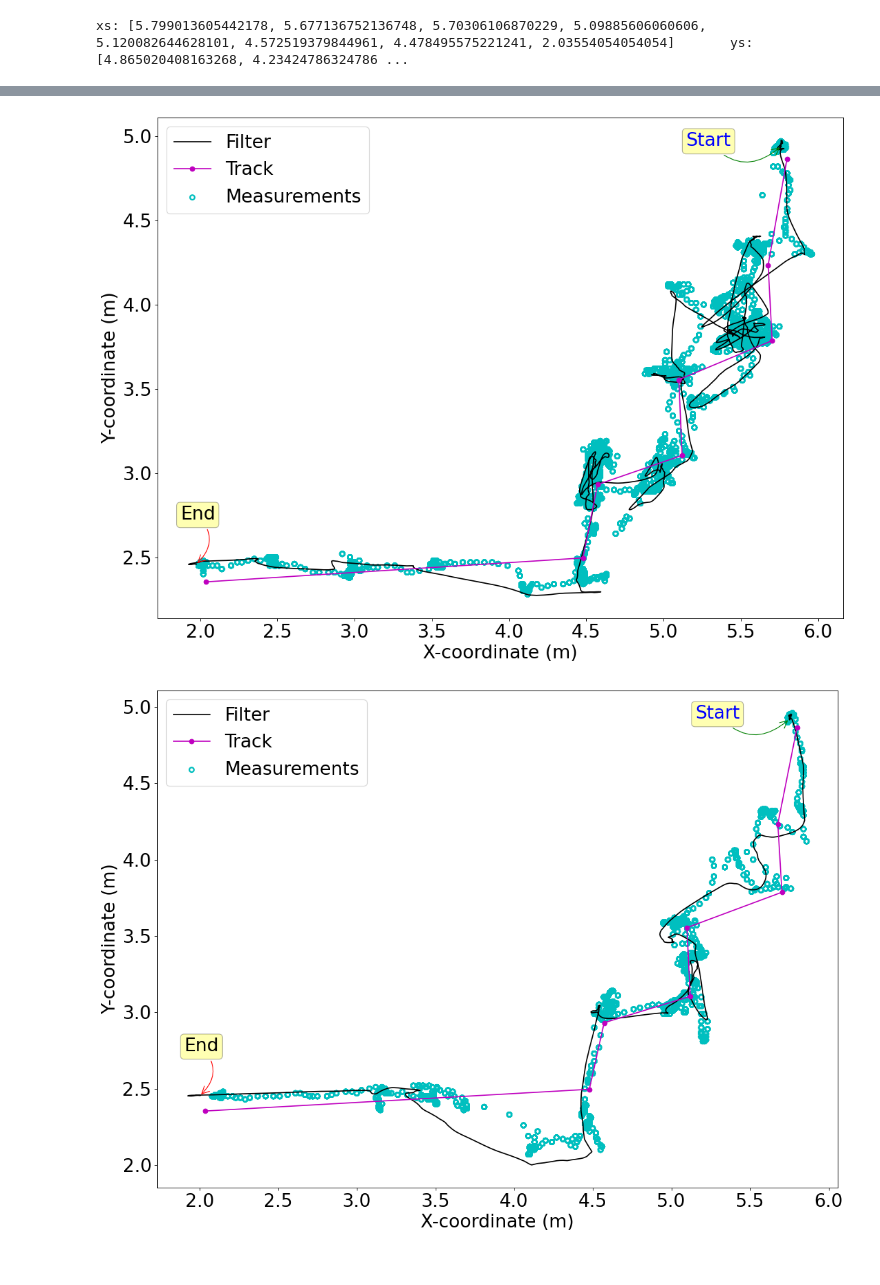
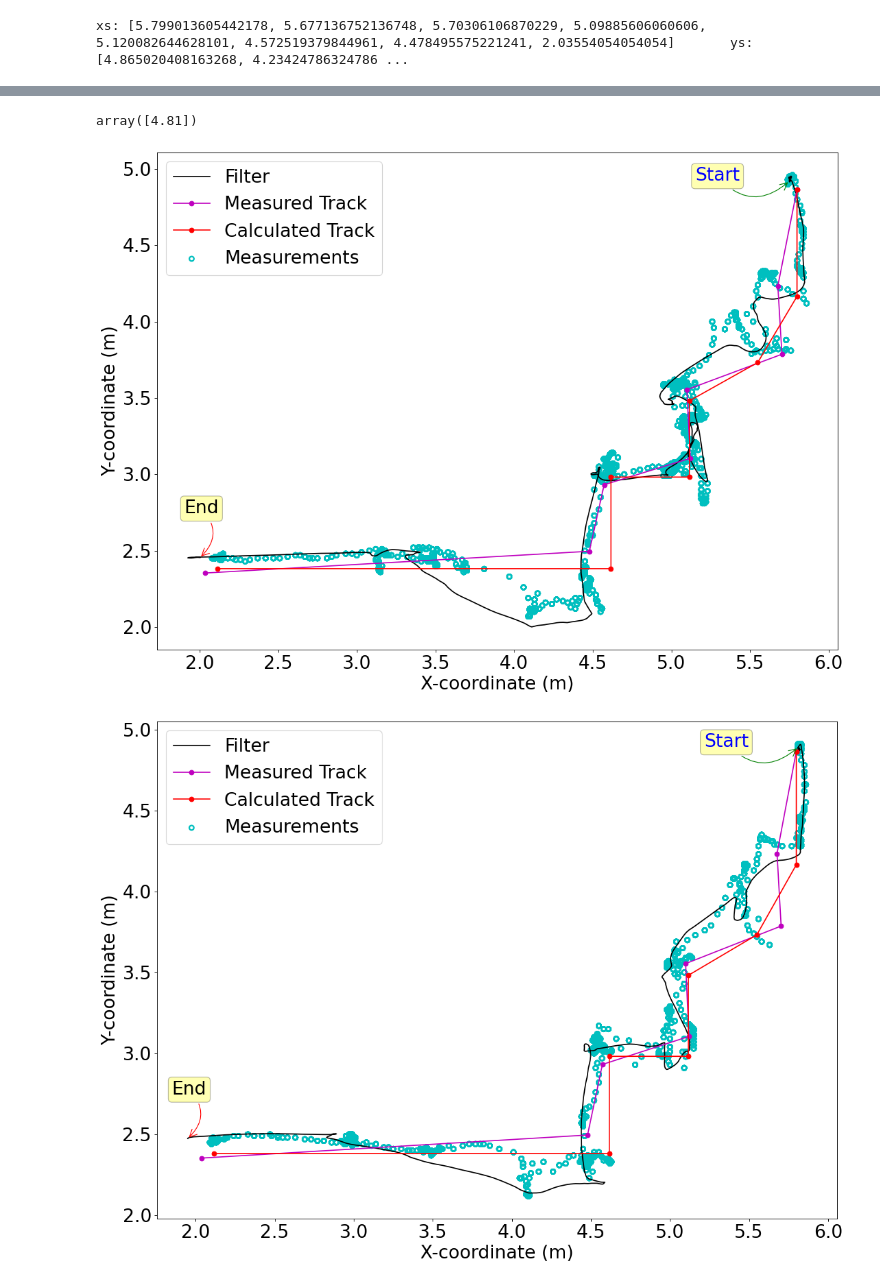
Before and after one commit to 850075610/sensor-fusion, a Jupyter notebook: data/track/track.ipynb, the cells around one changed output, grey strips where cells are left out. Cells and saved outputs as stored; diff of their text form; code cells hidden in the pictures.

Commit message:
Updated evaluation with calculated track

```diff
--- a/data/track/track.ipynb
+++ b/data/track/track.ipynb
@@ -56,3 +110,12 @@ xs: [5.799013605442178, 5.677136752136748, 5.70306106870229, 5.09885606060606, 5
 # %%
 xs = [5.799013605442178, 5.677136752136748, 5.70306106870229, 5.09885606060606, 5.120082644628101, 4.572519379844961, 4.478495575221241, 2.03554054054054]
 ys = [4.865020408163268, 4.234247863247866, 3.7864122137404563, 3.554515151515152, 3.1047024793388442, 2.931767441860464, 2.4959646017699106, 2.353558558558559]
+# %%
+plt.figure(figsize=(16, 12), dpi=80)
+plt.rcParams.update({'font.size': 24})
+plt.xlabel("X-coordinate (m)")
+plt.ylabel("Y-coordinate (m)")
+plt.plot(xs, ys, '-o', color='m', label='Measured Track')
+plt.plot(theo_x, theo_y, '-o', color='g', label='Calculated Track')
+plt.legend(loc='best')
+# plt.savefig('track.pdf', bbox_inches='tight', dpi=400)
@@ -59,3 +189,7 @@ ys = [4.865020408163268, 4.234247863247866, 3.7864122137404563, 3.55451515151515
+# %%
+mu[0][2]
+# %% [output]
+array([4.81])
 # %%
 def generate(i):
     df1 = pd.read_csv(f'exp{i}_2506.csv')
@@ -108,7 +242,8 @@ def generate(i):
     #          bbox=dict(boxstyle='round,pad=0.2', fc='yellow', alpha=0.3),
     #          arrowprops=dict(arrowstyle='->', connectionstyle='arc3,rad=-0.5',
     #                             color='red'))
-    plt.plot(xs, ys, '-o', color='m', label='Track')
+    plt.plot(xs, ys, '-o', color='m', label='Measured Track')
+    plt.plot(theo_x, theo_y, '-o', color='r', label='Calculated Track')
     plt.annotate("Start", xy=(mu[0][0], mu[0][2]), xytext=(mu[0][0] - 100, mu[0][2] - 10), textcoords='offset points', ha='center', va='bottom',color='blue',
              bbox=dict(boxstyle='round,pad=0.2', fc='yellow', alpha=0.3),
              arrowprops=dict(arrowstyle='->', connectionstyle='arc3,rad=0.5',
@@ -118,11 +253,11 @@ def generate(i):
              arrowprops=dict(arrowstyle='->', connectionstyle='arc3,rad=-0.5',
                                 color='red'))
     plt.legend(loc='best')
-    plt.savefig(f"exp{i}.pdf", dpi=300)
+    plt.savefig(f"exp{i}.pdf", bbox_inches='tight', dpi=400)
 # %%
 # generate plot for all experiments
-for i in range(1, 11):
+for i in range(2, 11):
     generate(i)
 # %% [output]
-[figure, old version]
+[figure, new version]
-[figure, old version]
+[figure, new version]
```
Also changed, not shown: parts of 5 cells of this notebook, 2 other files.
